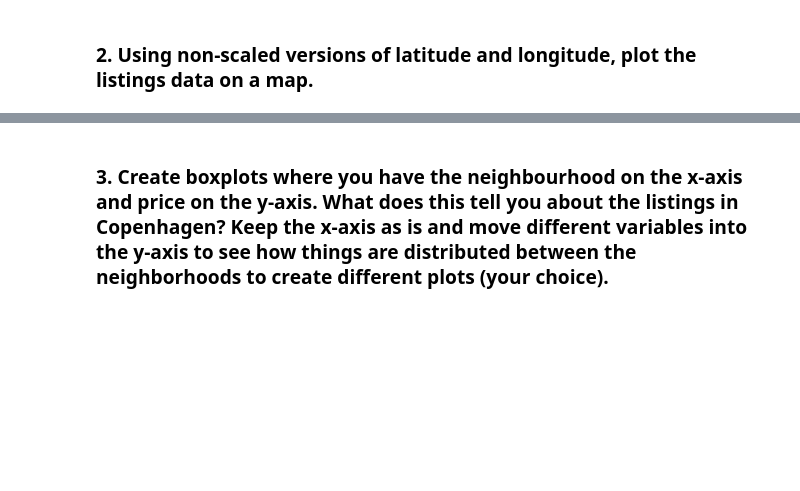
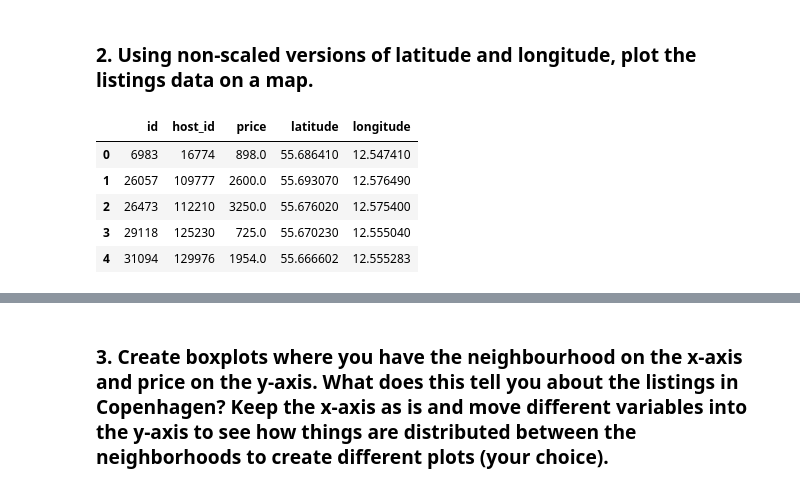
Before and after one commit to EarthOddity/mal-assignments, a Jupyter notebook: Assignment1Mal/1. Getting started - Copenhagen Airbnb.ipynb, the cells around one changed output, grey strips where cells are left out. Saved outputs shown, nothing was run; the diff lists cells and outputs as text; code cells hidden in the pictures; blank space fills up the shorter version.

```diff
--- a/Assignment1Mal/1. Getting started - Copenhagen Airbnb.ipynb
+++ b/Assignment1Mal/1. Getting started - Copenhagen Airbnb.ipynb
@@ -165,0 +163,59 @@ Total rows in filtered_host_names: 11515
+# %%
+# State your solution here. Add more cells if needed.
+#pip install folium in your terminal
+import folium
+data_map = data_filtered[["id",
+    "host_id"  ,
+    "price"  ,
+    "latitude"  ,
+    "longitude",  ]]
+
+display(data_map.head())
+
+m=folium.Map(location=[55.67,12.56],zoom_start=14, tiles="OpenStreetMap")
+
+def price_color(price):
+    if price < 200:
+        return 'green'
+    elif 200 <= price < 500:
+        return 'blue'
+    elif 500 <= price < 800:
+        return 'orange'
+    else:
+        return 'red'
+
+# Limit the data to the top 100 rows
+top_100_data = data_map.head(100)
+
+# Add markers for each listing in the top 100 rows
+for index, row in top_100_data.iterrows():
+    folium.Marker(
+        location=[row['latitude'], row['longitude']],  # Latitude and longitude
+        popup=f"Price: ${row['price']}",  # Show price in pop-up
+        icon=folium.Icon(color=price_color(row['price']))  # Color marker based on price range
+    ).add_to(m)
+
+    legend_html = '''
+<div style="position: fixed;
+            bottom: 50px; left: 50px; width: 150px; height: 160px;
+            background-color: white; border:2px solid grey; z-index:9999; font-size:14px;
+            ">&nbsp; <b>Price Range Legend</b> <br>
+            &nbsp; <i class="fa fa-map-marker fa-2x" style="color:green"></i> Under $200<br>
+            &nbsp; <i class="fa fa-map-marker fa-2x" style="color:blue"></i> $200 - $499<br>
+            &nbsp; <i class="fa fa-map-marker fa-2x" style="color:orange"></i> $500 - $799<br>
+            &nbsp; <i class="fa fa-map-marker fa-2x" style="color:red"></i> $800 and above
+</div>
+'''
+
+# Add the legend to the map
+m.get_root().html.add_child(folium.Element(legend_html))
+
+
+m
+# %% [output]
+|  | id | host_id | price | latitude | longitude |
+| 0 | 6983 | 16774 | 898.0 | 55.686410 | 12.547410 |
+| 1 | 26057 | 109777 | 2600.0 | 55.693070 | 12.576490 |
+| 2 | 26473 | 112210 | 3250.0 | 55.676020 | 12.575400 |
+| 3 | 29118 | 125230 | 725.0 | 55.670230 | 12.555040 |
+| 4 | 31094 | 129976 | 1954.0 | 55.666602 | 12.555283 |
```
Also changed, not shown: parts of 4 cells of this notebook.
